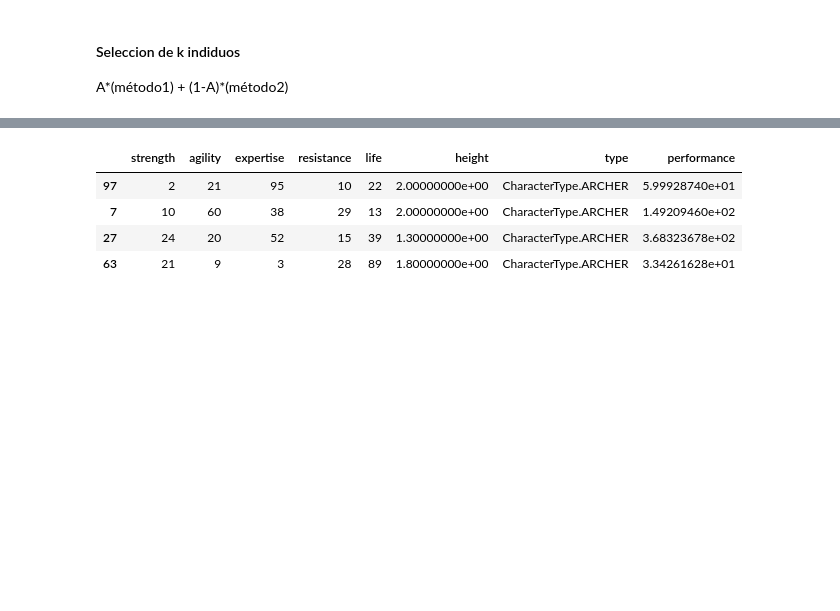
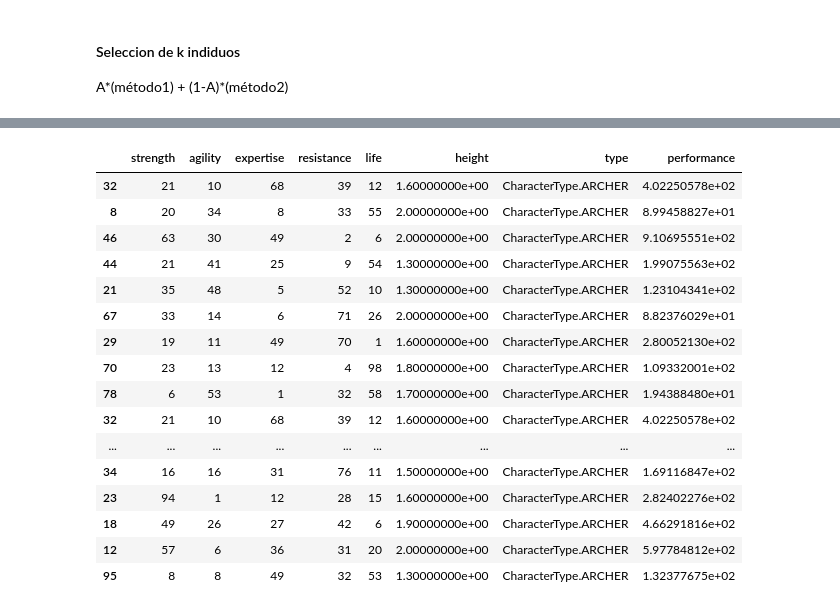
Before and after one commit to marianopm/sia-tp2, a Jupyter notebook: src/test.ipynb, the cells around one changed output, grey strips where cells are left out. Drawn from its saved outputs; the diff is of its cells as text; code cells hidden in the pictures; blank space fills up the shorter version.

```diff
--- a/src/test.ipynb
+++ b/src/test.ipynb
@@ -5,12 +5,12 @@ from population import generate_init
 from character import CharacterType
 #from src.stats import random_stats
 
-N = 200
-
+N = 100
+K = 50
 maxStatsValue = 150
 type = CharacterType.ARCHER
 
 #equipment_data = random_stats(N, maxStatsValue)
 poblacion_inicial = generate_init(N,maxStatsValue,type)
 
-#poblacion_inicial
+poblacion_inicial
@@ -41,7 +55,7 @@ A*(método1) + (1-A)*(método2)
 import numpy as np
 #Dado un K
 #Si quiero un m1_perc de la selección con metodo1
-K = 120
+#K = 120
 m1_perc = 0.3
 N1 = int(np.round(K * m1_perc))
 N2 = K - N1
@@ -345,8 +478,8 @@ from selection import boltzmann_selection
 
 max_generation = 18
 generation = 1
-k = 4                                  # Number of desired selected individuals.
-T_0 = 20                                 # Initial temperature.
+k = K                                  # Number of desired selected individuals.
+T_0 = 20                                # Initial temperature.
 T_offset = 0.5                          # Offset value for temperature exponential function.
 reference_generation = max_generation   # Reference generation where 0 < (T_0 - T_offset) = 0.015 = deltaT is desired.
 deltaT = 0.015                          # 0 < (T_0 - T_offset) = deltaT at reference generation.
@@ -393,11 +549,23 @@ individualsT
 # %%
 from selection import stochastic_tournament_selection
 #ejemplo
-individualsTd = stochastic_tournament_selection(poblacion_inicial, 4)
+individualsTd = stochastic_tournament_selection(poblacion_inicial, k)
 individualsTd
 # %% [output]
 |  | strength | agility | expertise | resistance | life | height | type | performance |
-| 97 | 2 | 21 | 95 | 10 | 22 | 2.00000000e+00 | CharacterType.ARCHER | 5.99928740e+01 |
-| 7 | 10 | 60 | 38 | 29 | 13 | 2.00000000e+00 | CharacterType.ARCHER | 1.49209460e+02 |
-| 27 | 24 | 20 | 52 | 15 | 39 | 1.30000000e+00 | CharacterType.ARCHER | 3.68323678e+02 |
-| 63 | 21 | 9 | 3 | 28 | 89 | 1.80000000e+00 | CharacterType.ARCHER | 3.34261628e+01 |
+| 32 | 21 | 10 | 68 | 39 | 12 | 1.60000000e+00 | CharacterType.ARCHER | 4.02250578e+02 |
+| 8 | 20 | 34 | 8 | 33 | 55 | 2.00000000e+00 | CharacterType.ARCHER | 8.99458827e+01 |
+| 46 | 63 | 30 | 49 | 2 | 6 | 2.00000000e+00 | CharacterType.ARCHER | 9.10695551e+02 |
+| 44 | 21 | 41 | 25 | 9 | 54 | 1.30000000e+00 | CharacterType.ARCHER | 1.99075563e+02 |
+| 21 | 35 | 48 | 5 | 52 | 10 | 1.30000000e+00 | CharacterType.ARCHER | 1.23104341e+02 |
+| 67 | 33 | 14 | 6 | 71 | 26 | 2.00000000e+00 | CharacterType.ARCHER | 8.82376029e+01 |
+| 29 | 19 | 11 | 49 | 70 | 1 | 1.60000000e+00 | CharacterType.ARCHER | 2.80052130e+02 |
+| 70 | 23 | 13 | 12 | 4 | 98 | 1.80000000e+00 | CharacterType.ARCHER | 1.09332001e+02 |
+| 78 | 6 | 53 | 1 | 32 | 58 | 1.70000000e+00 | CharacterType.ARCHER | 1.94388480e+01 |
+| 32 | 21 | 10 | 68 | 39 | 12 | 1.60000000e+00 | CharacterType.ARCHER | 4.02250578e+02 |
+| ... | ... | ... | ... | ... | ... | ... | ... | ... |
+| 34 | 16 | 16 | 31 | 76 | 11 | 1.50000000e+00 | CharacterType.ARCHER | 1.69116847e+02 |
+| 23 | 94 | 1 | 12 | 28 | 15 | 1.60000000e+00 | CharacterType.ARCHER | 2.82402276e+02 |
+| 18 | 49 | 26 | 27 | 42 | 6 | 1.90000000e+00 | CharacterType.ARCHER | 4.66291816e+02 |
+| 12 | 57 | 6 | 36 | 31 | 20 | 2.00000000e+00 | CharacterType.ARCHER | 5.97784812e+02 |
+| 95 | 8 | 8 | 49 | 32 | 53 | 1.30000000e+00 | CharacterType.ARCHER | 1.32377675e+02 |
```
Also changed, not shown: parts of 20 cells of this notebook, 3 other files.
